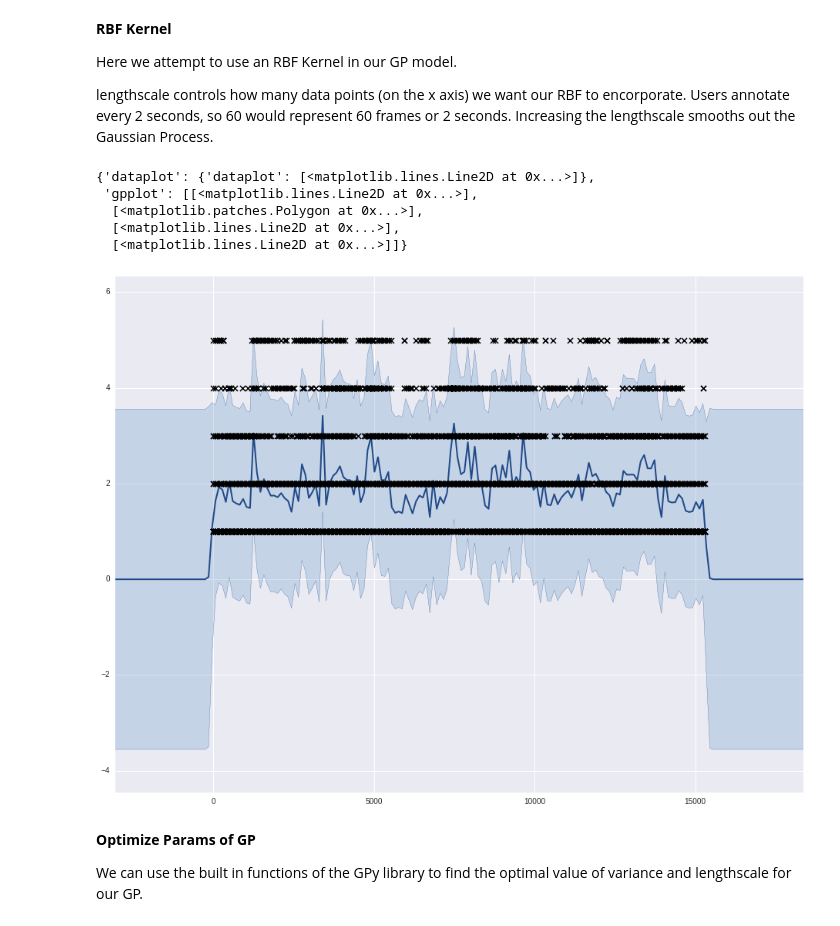
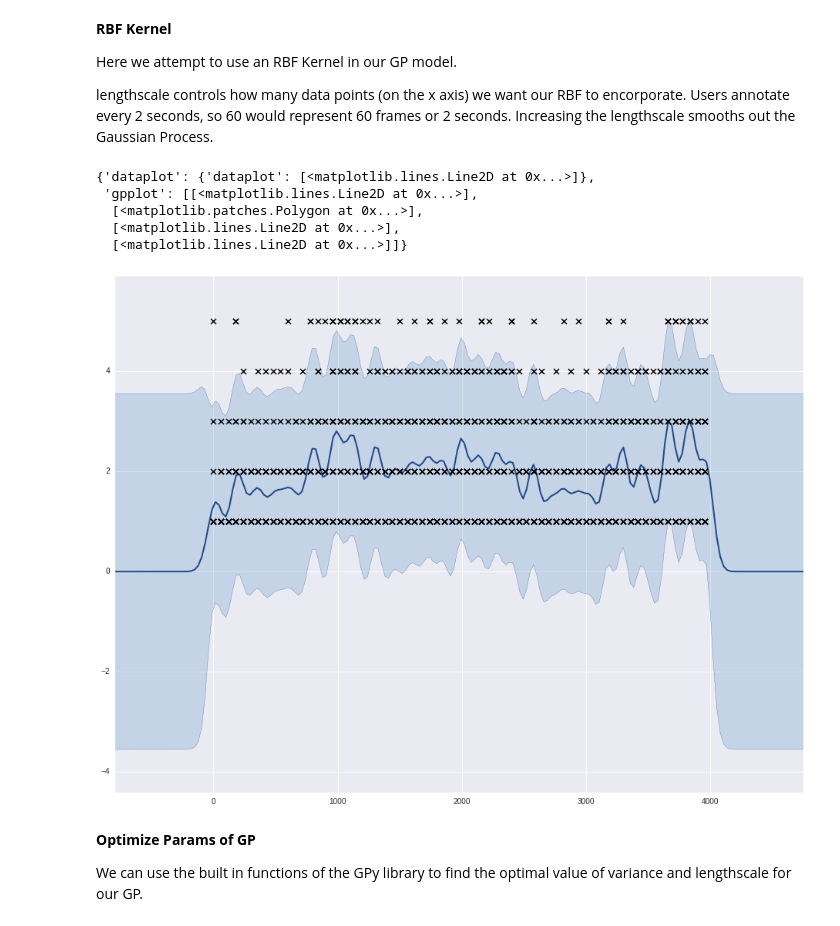
Before and after one commit to mvpduncan/VidSummarAI, a Jupyter notebook: explore/annotations.ipynb, the cells around one changed output. Drawn from its saved outputs; the diff is of its cells as text; code cells hidden in the pictures.

```diff
--- a/explore/annotations.ipynb
+++ b/explore/annotations.ipynb
@@ -17,4 +17,6 @@ video_info_path = "../data/data/ydata-tvsum50-info.tsv"
 anno_path = "../data/data/ydata-tvsum50-anno.tsv"
 # %%
 videos = get_video_objects(video_info_path, anno_path)
+# %%
+video_number = 2
 # %%
@@ -30,17 +32,17 @@ Here we attempt to use an RBF Kernel in our GP model.
 
 lengthscale controls how many data points (on the x axis) we want our RBF to encorporate. Users annotate every 2 seconds, so 60 would represent 60 frames or 2 seconds. Increasing the lengthscale smooths out the Gaussian Process.
 # %%
-videos[0].fit_gaussian_process()
+videos[video_number].fit_gaussian_process()
 # %%
 plt.rcParams['figure.figsize'] = (16.0, 12.0)
-videos[0].plot_gaussian_process()
+videos[video_number].plot_gaussian_process()
 # %% [output]
 {'dataplot': {'dataplot': [<matplotlib.lines.Line2D at 0x...>]},
  'gpplot': [[<matplotlib.lines.Line2D at 0x...>],
   [<matplotlib.patches.Polygon at 0x...>],
   [<matplotlib.lines.Line2D at 0x...>],
   [<matplotlib.lines.Line2D at 0x...>]]}
-[figure, old version]
+[figure, new version]
 # %% [markdown]
 __Optimize Params of GP__
 
```
Also changed, not shown: parts of 4 cells of this notebook, 1 other file.
